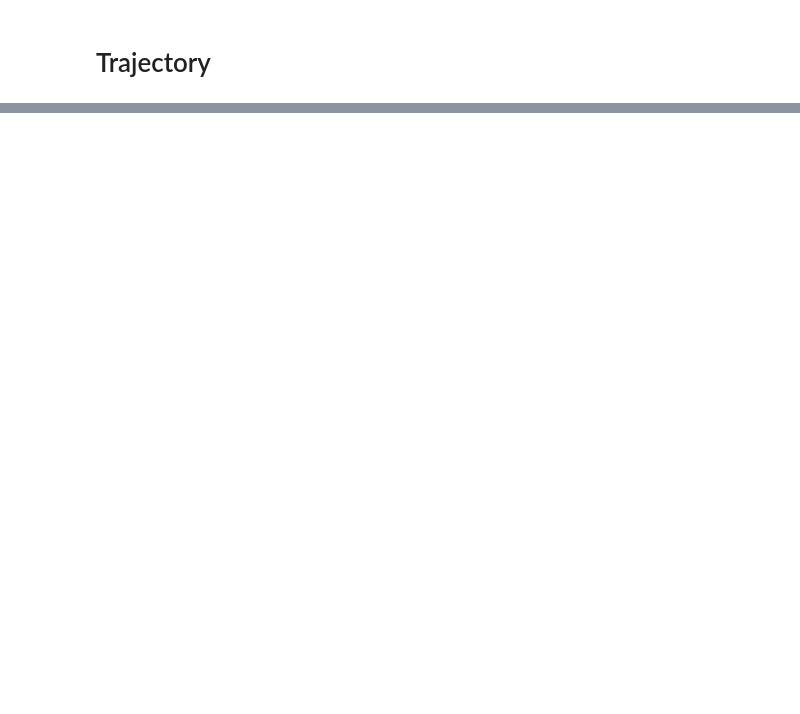
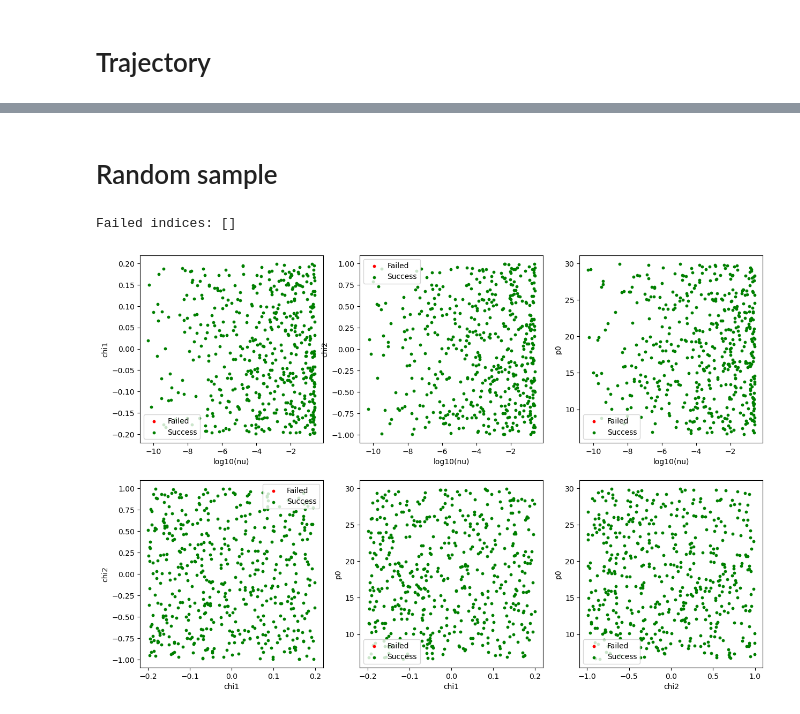
Before and after one commit to joshbmat/Few_1PAT1R_Scripts, a Jupyter notebook: TrajectoryModule/test-1PA-traj.ipynb, the cells around one changed output, grey strips where cells are left out. Cells and saved outputs as stored; diff of their text form; code cells hidden in the pictures; blank space fills up the shorter version.

Commit message:
making random sampling test on parameter space

```diff
--- a/TrajectoryModule/test-1PA-traj.ipynb
+++ b/TrajectoryModule/test-1PA-traj.ipynb
@@ -94,0 +128,2 @@ plt.show()
+# %% [markdown]
+# Random sample
@@ -94,0 +159,78 @@ plt.show()
+# %%
+failed_indices = []
+for i in range(N_TESTS):
+    traj = EMRIInspiral(func=Trajectory1PAT1R)
+    try:
+        traj(
+            m1[i], m2[i],
+            chi1[i],        # chi1 (primary spin)
+            p[i],
+            0.0,      # e0: circular
+            1.0,      # xI: equatorial prograde
+            chi2[i],
+            T=T,
+            dt=dt,
+            in_coordinate_time=False
+        )
+    except ValueError as e:
+        print(f"  -> ValueError at i={i}: {e}")
+        failed_indices.append(i)
+
+print(f"\nFailed indices: {failed_indices}")
+# %% [output]
+Failed indices: []
+# %%
+mask = np.ones(N_TESTS, dtype=bool)
+mask[failed_indices] = False
+
+nu_failed = nu[~mask]
+chi1_failed = chi1[~mask]
+chi2_failed = chi2[~mask]
+p_failed = p[~mask]
+
+nu_success = nu[mask]
+chi1_success = chi1[mask]
+chi2_success = chi2[mask]
+p_success = p[mask]
+# %%
+fig, axs = plt.subplots(2,3,figsize=(15,10))
+
+axs[0,0].scatter(np.log10(nu_failed), chi1_failed, color='red', label='Failed', s=10)
+axs[0,0].scatter(np.log10(nu_success), chi1_success, color='green', label='Success', s=10)
+axs[0,0].set_xlabel('log10(nu)')
+axs[0,0].set_ylabel('chi1')
+axs[0,0].legend()
+
+axs[0,1].scatter(np.log10(nu_failed), chi2_failed, color='red', label='Failed', s=10)
+axs[0,1].scatter(np.log10(nu_success), chi2_success, color='green', label='Success', s=10)
+axs[0,1].set_xlabel('log10(nu)')
+axs[0,1].set_ylabel('chi2')
+axs[0,1].legend()
+
+axs[0,2].scatter(np.log10(nu_failed), p_failed, color='red', label='Failed', s=10)
+axs[0,2].scatter(np.log10(nu_success), p_success, color='green', label='Success', s=10)
+axs[0,2].set_xlabel('log10(nu)')
+axs[0,2].set_ylabel('p0')
+axs[0,2].legend()
+
+axs[1,0].scatter(chi1_failed, chi2_failed, color='red', label='Failed', s=10)
+axs[1,0].scatter(chi1_success, chi2_success, color='green', label='Success', s=10)
+axs[1,0].set_xlabel('chi1')
+axs[1,0].set_ylabel('chi2')
+axs[1,0].legend()
+
+axs[1,1].scatter(chi1_failed, p_failed, color='red', label='Failed', s=10)
+axs[1,1].scatter(chi1_success, p_success, color='green', label='Success', s=10)
+axs[1,1].set_xlabel('chi1')
+axs[1,1].set_ylabel('p0')
+axs[1,1].legend()
+
+axs[1,2].scatter(chi2_failed, p_failed, color='red', label='Failed', s=10)
+axs[1,2].scatter(chi2_success, p_success, color='green', label='Success', s=10)
+axs[1,2].set_xlabel('chi2')
+axs[1,2].set_ylabel('p0')
+axs[1,2].legend()
+
+plt.show()
+# %% [output]
+[figure, added]
```
Also changed, not shown: parts of 13 cells of this notebook.
